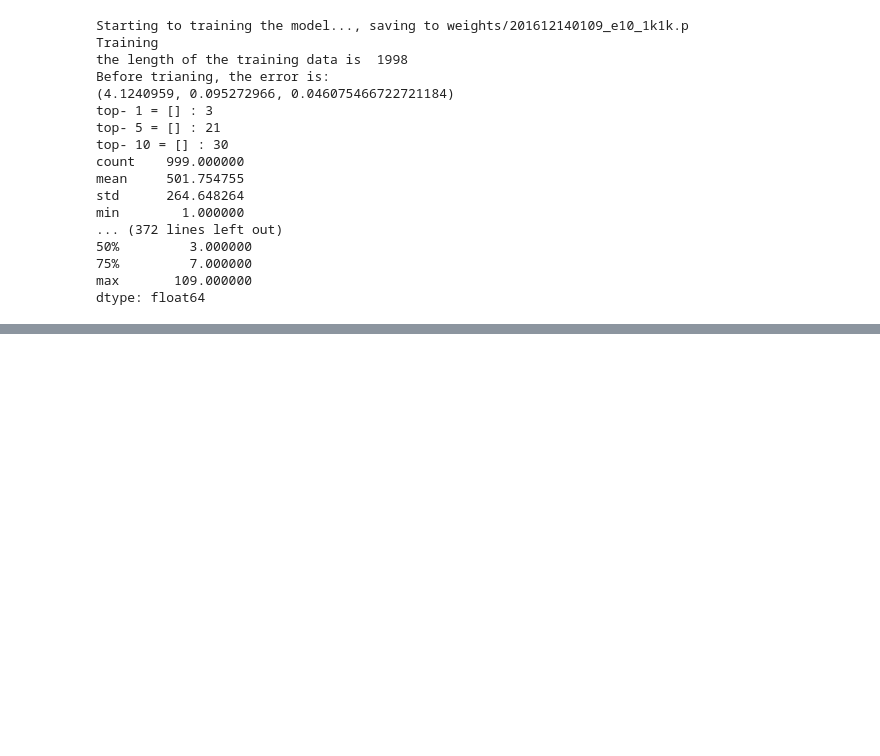
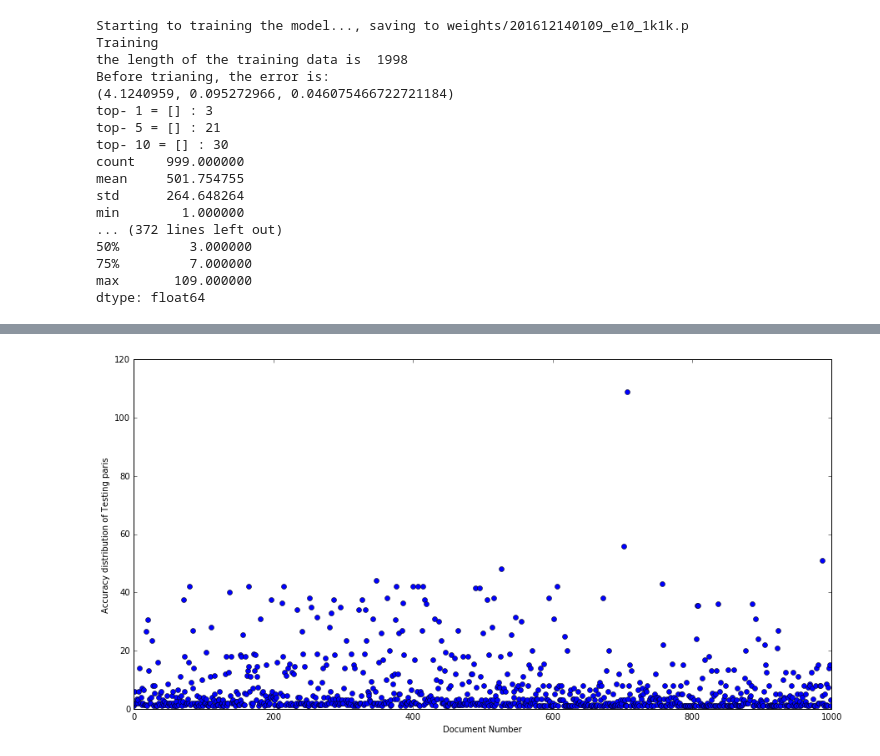
Before and after one commit to liuenda/LiuSTM, a Jupyter notebook: 2017-1-3(1).ipynb, the cells around one changed output, grey strips where cells are left out. Cells and saved outputs as stored; diff of their text form; code cells hidden in the pictures; blank space fills up the shorter version.

```diff
--- a/2017-1-3(1).ipynb
+++ b/2017-1-3(1).ipynb
@@ -49,0 +127,11 @@ dtype: float64
+# %%
+%matplotlib inline
+import matplotlib.pyplot as plt
+import matplotlib
+matplotlib.rcParams['figure.figsize'] = (15.0, 7.5)
+plt.plot(rank_results_test,'bo')
+plt.xlabel('Document Number')
+plt.ylabel('Accuracy distribution of Testing paris')
+plt.show()
+# %% [output]
+[figure, added]
```
Also changed, not shown: parts of 6 cells of this notebook, 2 other files.
